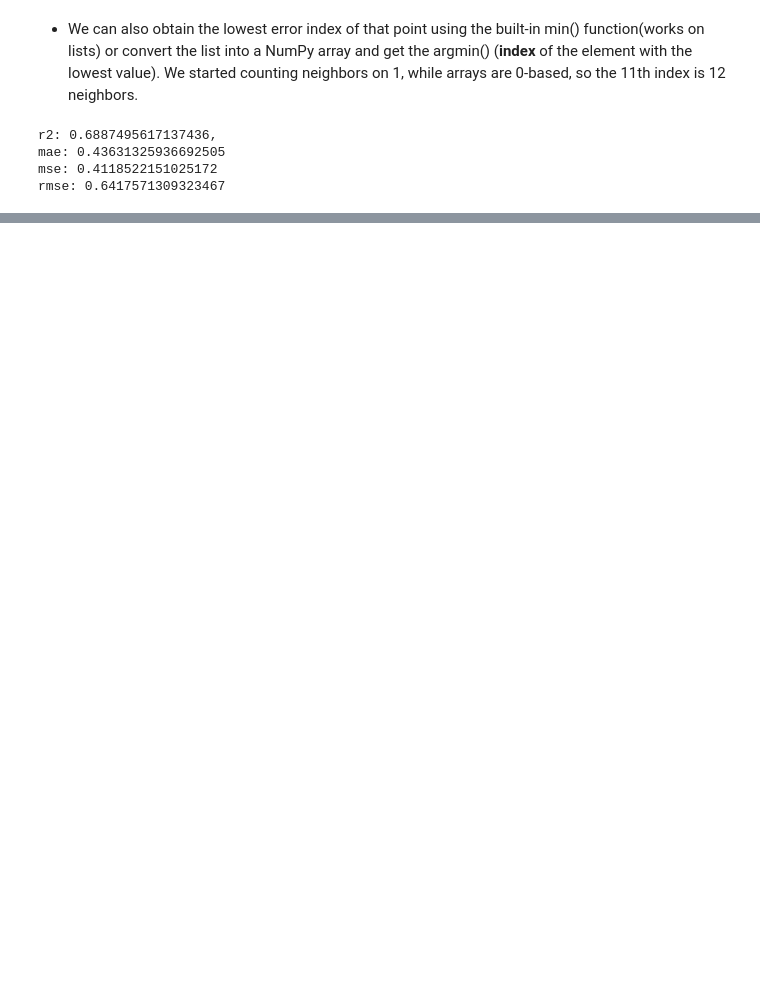
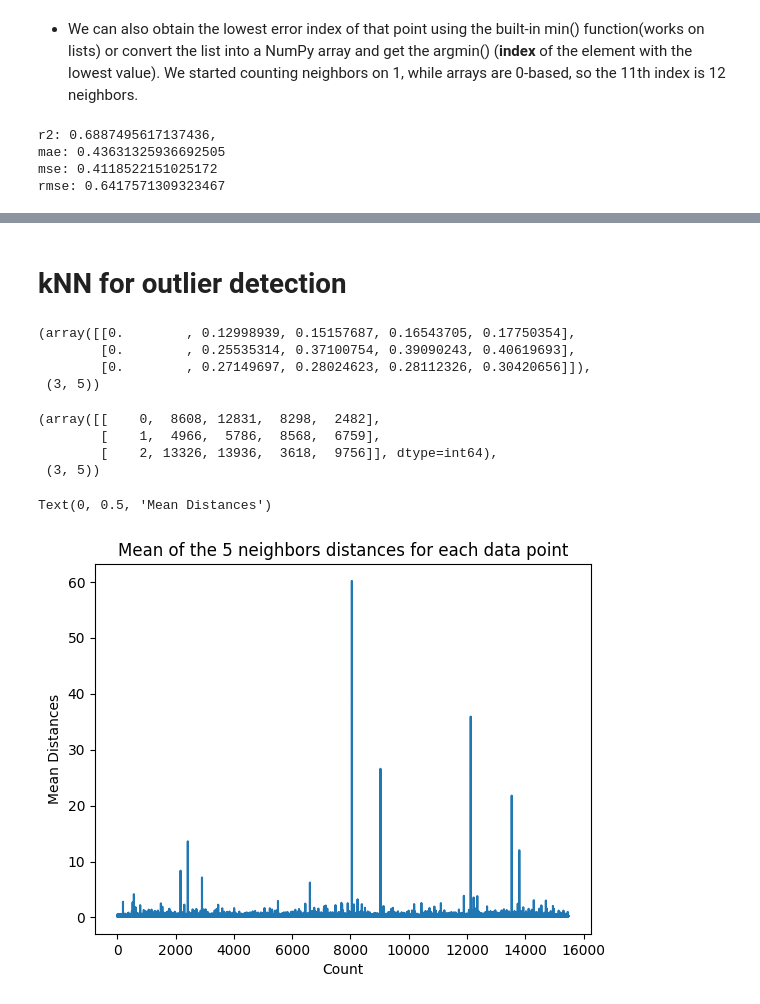
Before and after one commit to BinuraRanasingha/Information-Retrieval-and-Web-Analytics, a Jupyter notebook: k-Nearest Neighbor .ipynb, the cells around one changed output, grey strips where cells are left out. Drawn from its saved outputs; the diff is of its cells as text; code cells hidden in the pictures; blank space fills up the shorter version.

```diff
--- a/k-Nearest Neighbor .ipynb
+++ b/k-Nearest Neighbor .ipynb
@@ -377,0 +378,29 @@ weighted avg    0.64311   0.63353   0.63617      5160
+# %% [markdown]
+# kNN for outlier detection
+# %%
+nbrs = NearestNeighbors(n_neighbors=5)
+nbrs.fit(x_train)
+distances,indexes=nbrs.kneighbors(x_train)
+# %%
+distances[:3],indexes[:3].shape
+# %% [output]
+(array([[0.        , 0.12998939, 0.15157687, 0.16543705, 0.17750354],
+        [0.        , 0.25535314, 0.37100754, 0.39090243, 0.40619693],
+        [0.        , 0.27149697, 0.28024623, 0.28112326, 0.30420656]]),
+ (3, 5))
+# %%
+indexes[:3],indexes[:3].shape
+# %% [output]
+(array([[    0,  8608, 12831,  8298,  2482],
+        [    1,  4966,  5786,  8568,  6759],
+        [    2, 13326, 13936,  3618,  9756]], dtype=int64),
+ (3, 5))
+# %%
+dist_means = distances.mean(axis=1)
+plt.plot(dist_means)
+plt.title('Mean of the 5 neighbors distances for each data point')
+plt.xlabel('Count')
+plt.ylabel('Mean Distances')
+# %% [output]
+Text(0, 0.5, 'Mean Distances')
+[figure, added]
```
Also changed, not shown: parts of 50 cells of this notebook.
